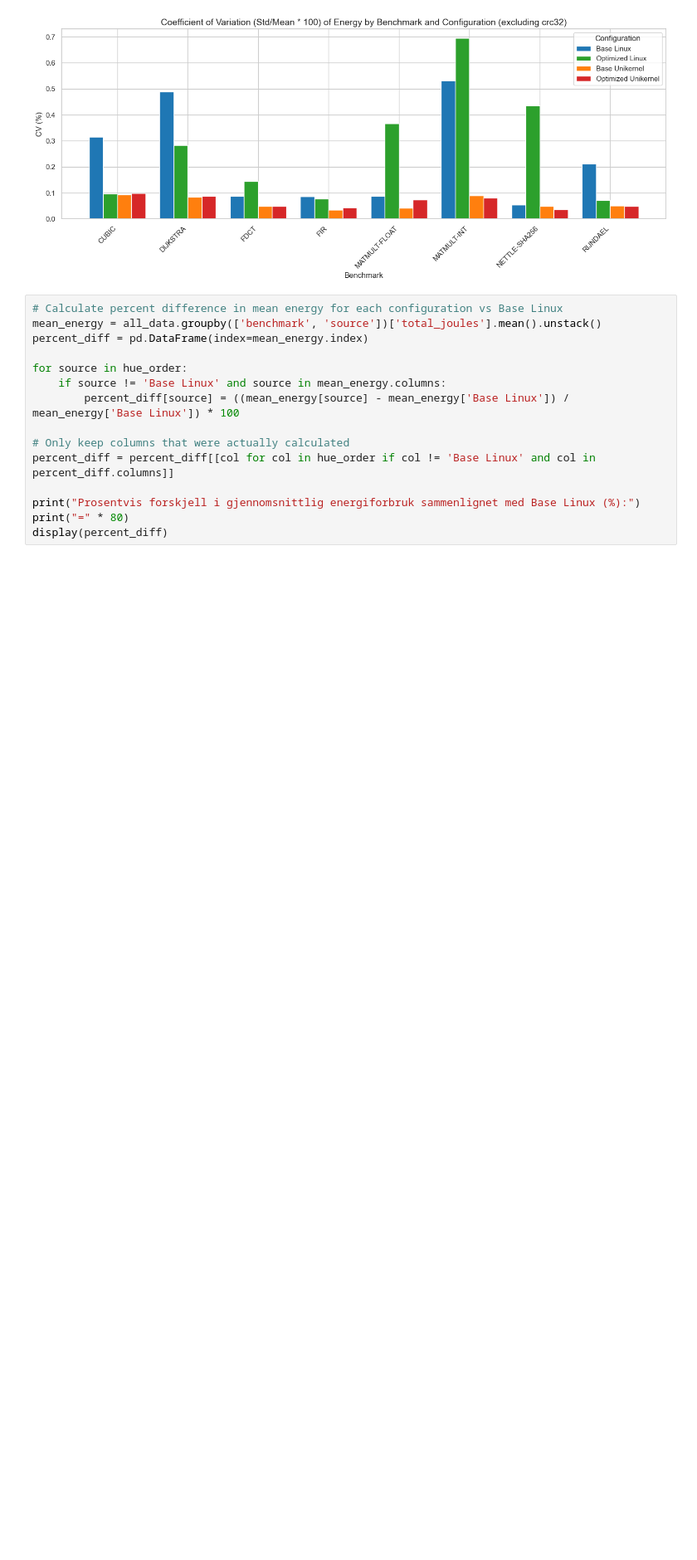
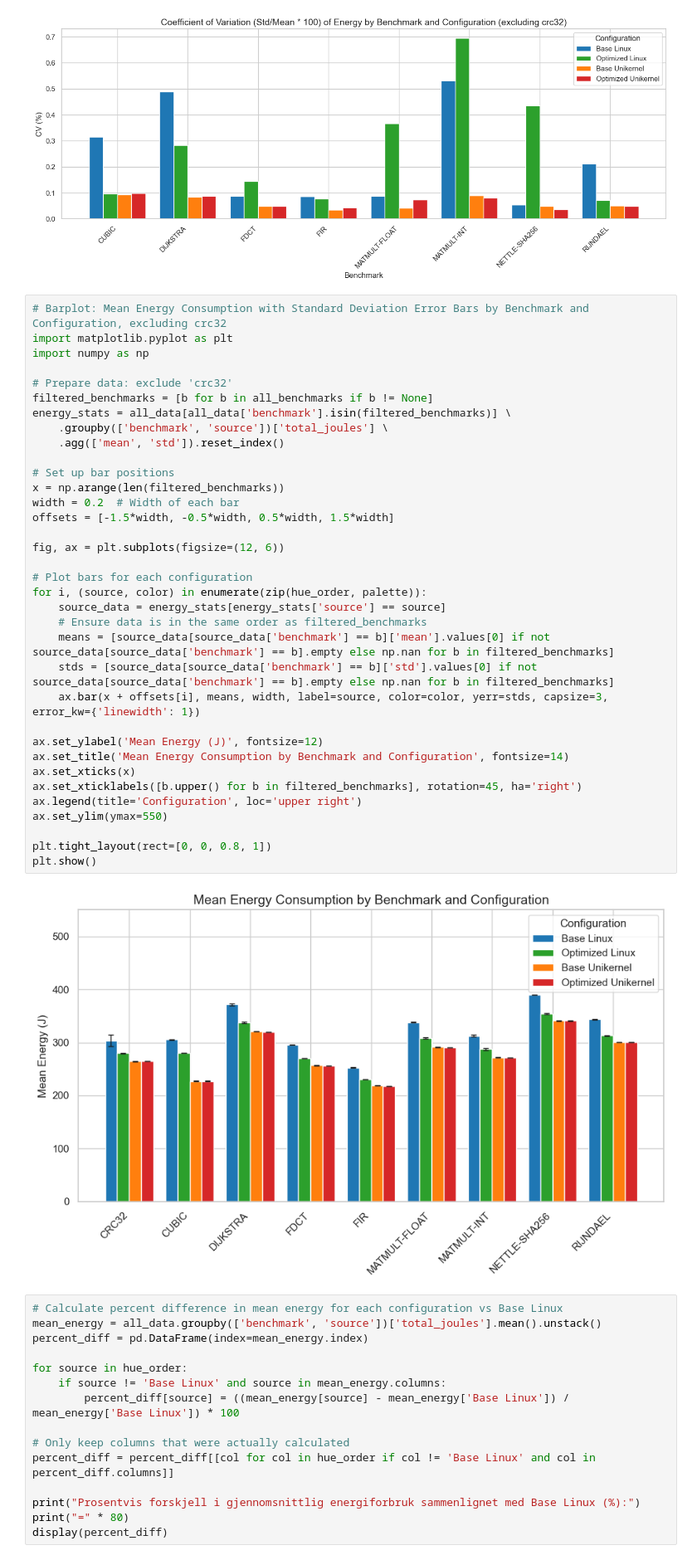
Before and after one commit to sondreross/testing, a Jupyter notebook: first_experiment.ipynb, the cells around one changed output. Shown at 83% size. Cells and saved outputs as stored; diff of their text form; blank space fills up the shorter version.

```diff
--- a/first_experiment.ipynb
+++ b/first_experiment.ipynb
@@ -240,6 +408,43 @@ Coefficient of Variation (Std/Mean * 100) of Energy by Benchmark and Configurati
 | nettle-sha256 | 0.05371597 | 0.43542589 | 0.048969955 | 0.035515702 |
 | rijndael | 0.21263882 | 0.072340596 | 0.049685917 | 0.048569237 |
 [figure]
+# %%
+# Barplot: Mean Energy Consumption with Standard Deviation Error Bars by Benchmark and Configuration, excluding crc32
+import matplotlib.pyplot as plt
+import numpy as np
+
+# Prepare data: exclude 'crc32'
+filtered_benchmarks = [b for b in all_benchmarks if b != None]
+energy_stats = all_data[all_data['benchmark'].isin(filtered_benchmarks)] \
+    .groupby(['benchmark', 'source'])['total_joules'] \
+    .agg(['mean', 'std']).reset_index()
+
+# Set up bar positions
+x = np.arange(len(filtered_benchmarks))
+width = 0.2  # Width of each bar
+offsets = [-1.5*width, -0.5*width, 0.5*width, 1.5*width]
+
+fig, ax = plt.subplots(figsize=(12, 6))
+
+# Plot bars for each configuration
+for i, (source, color) in enumerate(zip(hue_order, palette)):
+    source_data = energy_stats[energy_stats['source'] == source]
+    # Ensure data is in the same order as filtered_benchmarks
+    means = [source_data[source_data['benchmark'] == b]['mean'].values[0] if not source_data[source_data['benchmark'] == b].empty else np.nan for b in filtered_benchmarks]
+    stds = [source_data[source_data['benchmark'] == b]['std'].values[0] if not source_data[source_data['benchmark'] == b].empty else np.nan for b in filtered_benchmarks]
+    ax.bar(x + offsets[i], means, width, label=source, color=color, yerr=stds, capsize=3, error_kw={'linewidth': 1})
+
+ax.set_ylabel('Mean Energy (J)', fontsize=12)
+ax.set_title('Mean Energy Consumption by Benchmark and Configuration', fontsize=14)
+ax.set_xticks(x)
+ax.set_xticklabels([b.upper() for b in filtered_benchmarks], rotation=45, ha='right')
+ax.legend(title='Configuration', loc='upper right')
+ax.set_ylim(ymax=550)
+
+plt.tight_layout(rect=[0, 0, 0.8, 1])
+plt.show()
+# %% [output]
+[figure, added]
 # %%
 # Calculate percent difference in mean energy for each configuration vs Base Linux
 mean_energy = all_data.groupby(['benchmark', 'source'])['total_joules'].mean().unstack()
```
Also changed, not shown: parts of 9 cells of this notebook.
